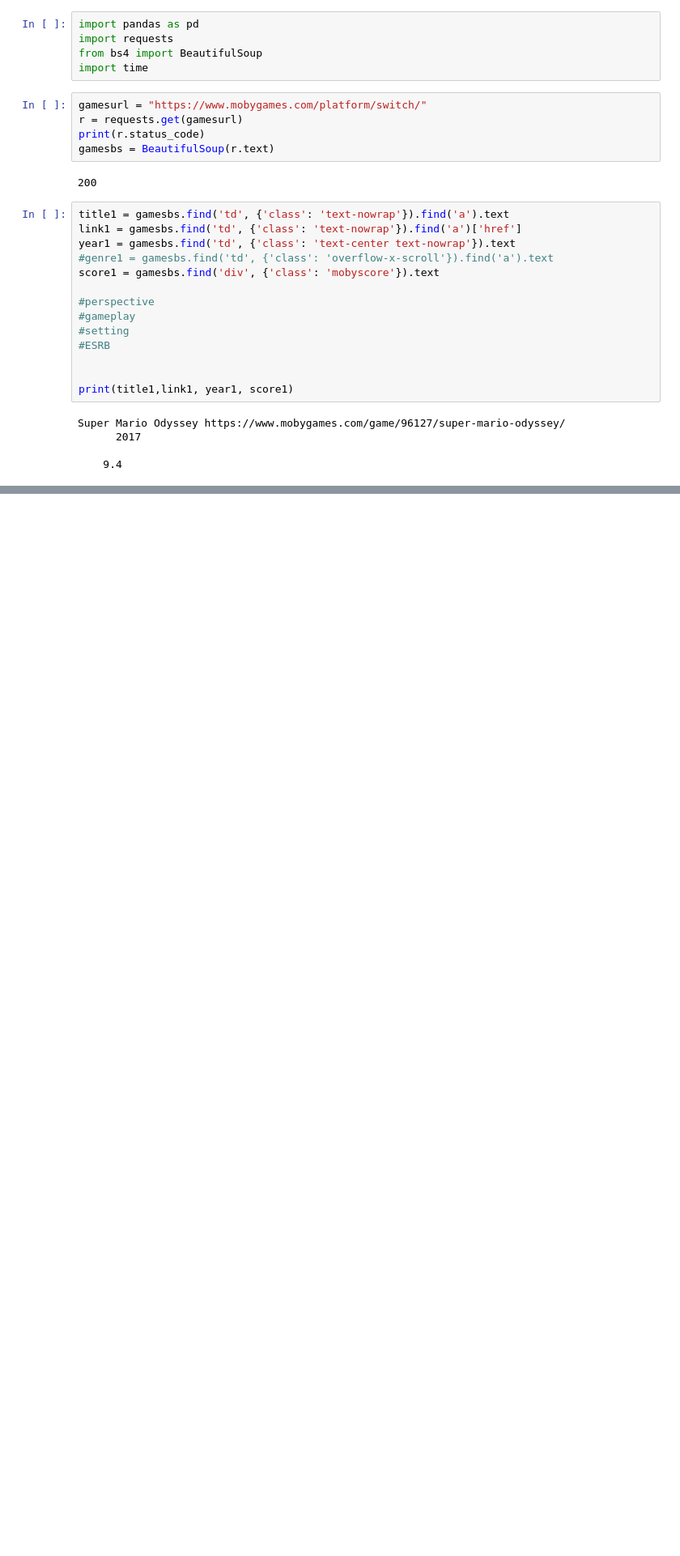
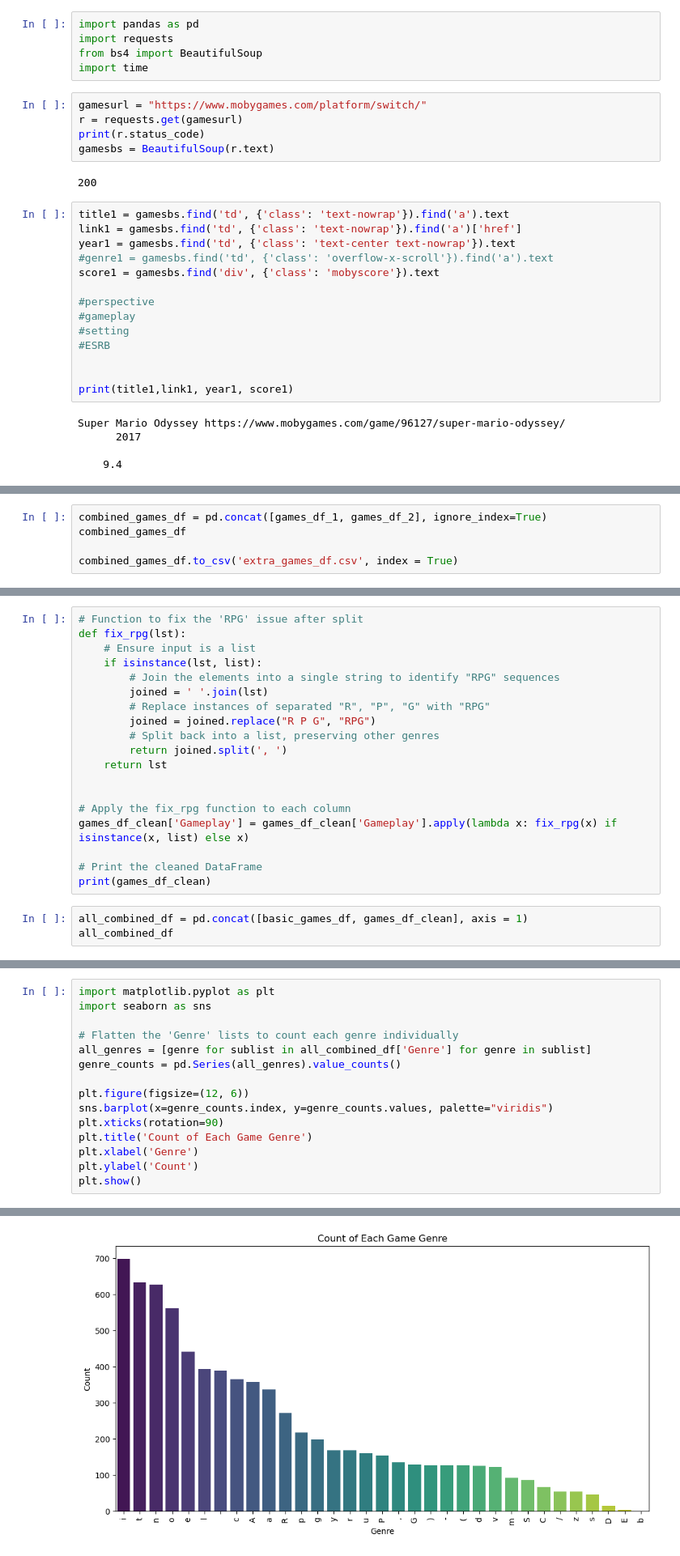
Before and after one commit to tiredlizard/a-typical-blog, a Jupyter notebook: blog_2_data.ipynb, the cells around one changed output, grey strips where cells are left out. Shown at 81% size. Cells and saved outputs as stored; diff of their text form; blank space fills up the shorter version.

Commit message:
finally collected data

```diff
--- a/blog_2_data.ipynb
+++ b/blog_2_data.ipynb
@@ -186,0 +297,5 @@ print(esrb1)
+# %%
+combined_games_df = pd.concat([games_df_1, games_df_2], ignore_index=True)
+combined_games_df
+
+combined_games_df.to_csv('extra_games_df.csv', index = True)
@@ -186,0 +326,22 @@ print(esrb1)
+# %%
+# Function to fix the 'RPG' issue after split
+def fix_rpg(lst):
+    # Ensure input is a list
+    if isinstance(lst, list):
+        # Join the elements into a single string to identify "RPG" sequences
+        joined = ' '.join(lst)
+        # Replace instances of separated "R", "P", "G" with "RPG"
+        joined = joined.replace("R P G", "RPG")
+        # Split back into a list, preserving other genres
+        return joined.split(', ')
+    return lst
+
+
+# Apply the fix_rpg function to each column
+games_df_clean['Gameplay'] = games_df_clean['Gameplay'].apply(lambda x: fix_rpg(x) if isinstance(x, list) else x)
+
+# Print the cleaned DataFrame
+print(games_df_clean)
+# %%
+all_combined_df = pd.concat([basic_games_df, games_df_clean], axis = 1)
+all_combined_df
@@ -186,0 +362,16 @@ print(esrb1)
+# %%
+import matplotlib.pyplot as plt
+import seaborn as sns
+
+# Flatten the 'Genre' lists to count each genre individually
+all_genres = [genre for sublist in all_combined_df['Genre'] for genre in sublist]
+genre_counts = pd.Series(all_genres).value_counts()
+
+plt.figure(figsize=(12, 6))
+sns.barplot(x=genre_counts.index, y=genre_counts.values, palette="viridis")
+plt.xticks(rotation=90)
+plt.title('Count of Each Game Genre')
+plt.xlabel('Genre')
+plt.ylabel('Count')
+plt.show()
+# %% [output]
@@ -186,0 +381 @@ print(esrb1)
+[figure, added]
```
Also changed, not shown: parts of 16 cells of this notebook, 1 other file.
